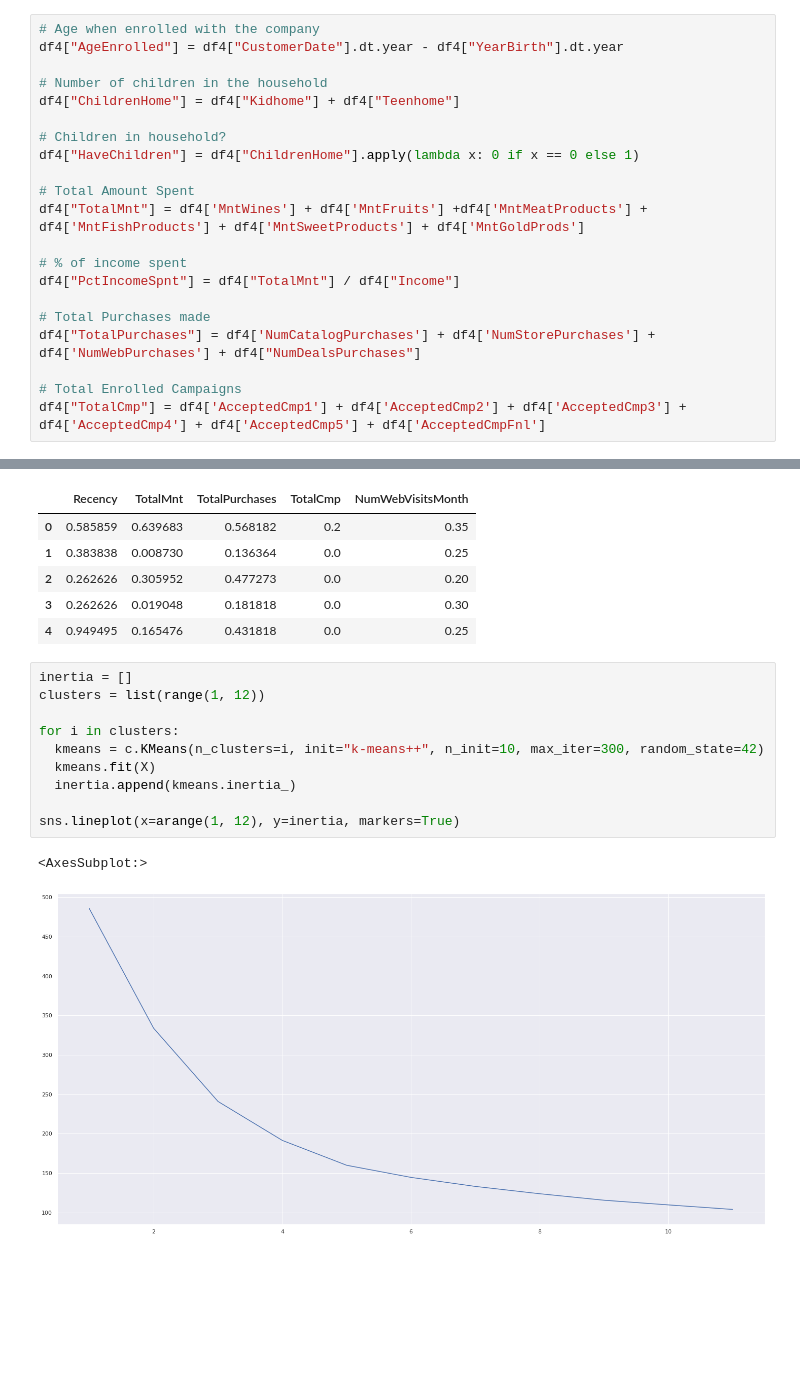
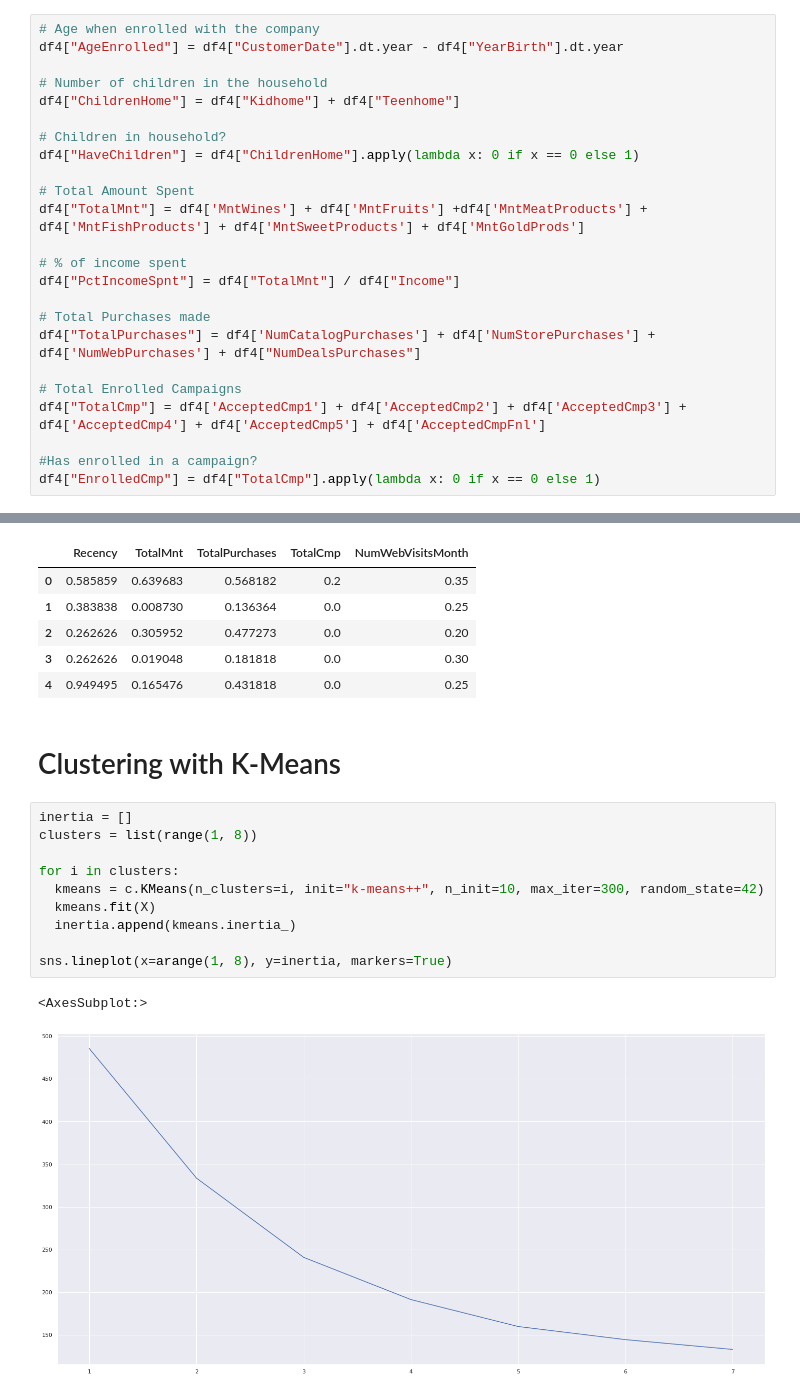
Before and after one commit to mvrcosp/CustomerSegmentation, a Jupyter notebook: notebooks/c1-customer-segmentation.ipynb, the cells around one changed output, grey strips where cells are left out. Cells and saved outputs as stored; diff of their text form; blank space fills up the shorter version.

```diff
--- a/notebooks/c1-customer-segmentation.ipynb
+++ b/notebooks/c1-customer-segmentation.ipynb
@@ -465,6 +463,9 @@ df4["TotalPurchases"] = df4['NumCatalogPurchases'] + df4['NumStorePurchases'] +
 
 # Total Enrolled Campaigns
 df4["TotalCmp"] = df4['AcceptedCmp1'] + df4['AcceptedCmp2'] + df4['AcceptedCmp3'] + df4['AcceptedCmp4'] + df4['AcceptedCmp5'] + df4['AcceptedCmpFnl']
+
+#Has enrolled in a campaign?
+df4["EnrolledCmp"] = df4["TotalCmp"].apply(lambda x: 0 if x == 0 else 1)
 # %%
 df4.head()
 # %% [output]
@@ -535,16 +538,18 @@ X.head()
 | 2 | 0.262626 | 0.305952 | 0.477273 | 0.0 | 0.20 |
 | 3 | 0.262626 | 0.019048 | 0.181818 | 0.0 | 0.30 |
 | 4 | 0.949495 | 0.165476 | 0.431818 | 0.0 | 0.25 |
+# %% [markdown]
+# Clustering with K-Means
 # %%
 inertia = []
-clusters = list(range(1, 12))
+clusters = list(range(1, 8))
 
 for i in clusters:
   kmeans = c.KMeans(n_clusters=i, init="k-means++", n_init=10, max_iter=300, random_state=42)
   kmeans.fit(X)
   inertia.append(kmeans.inertia_)
 
-sns.lineplot(x=arange(1, 12), y=inertia, markers=True)
+sns.lineplot(x=arange(1, 8), y=inertia, markers=True)
 # %% [output]
 <AxesSubplot:>
-[figure, old version]
+[figure, new version]
```
Also changed, not shown: parts of 7 cells of this notebook, 2 other files.
